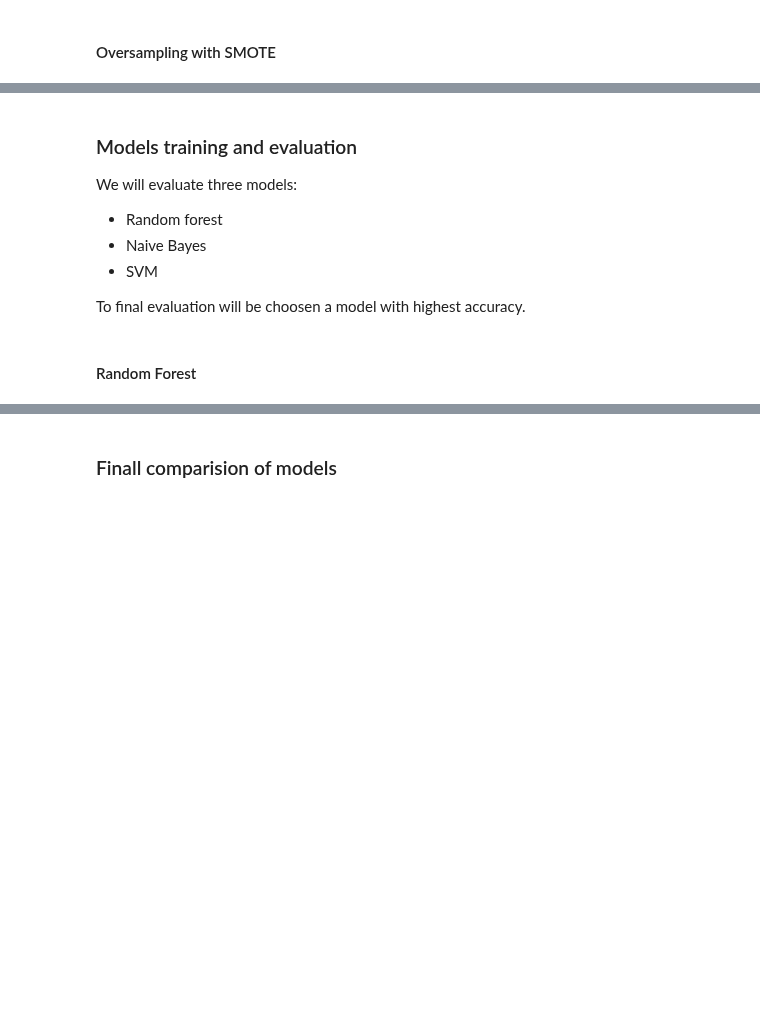
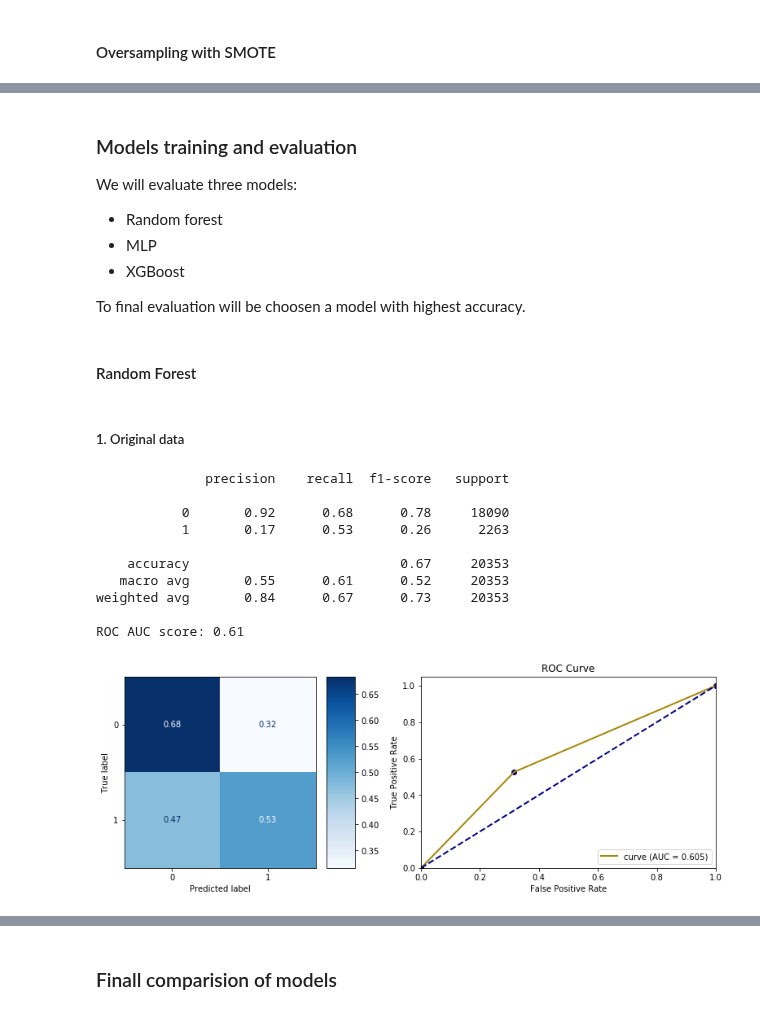
Before and after one commit to pmacinec/diabetes-patients-readmissions-prediction, a Jupyter notebook: notebooks/2_model_selection.ipynb, the cells around one changed output, grey strips where cells are left out. Saved outputs shown, nothing was run; the diff lists cells and outputs as text; code cells hidden in the pictures; blank space fills up the shorter version.

```diff
--- a/notebooks/2_model_selection.ipynb
+++ b/notebooks/2_model_selection.ipynb
@@ -70,9 +75,29 @@ len(X_train_oversampled), len(y_train_oversampled)
 
 We will evaluate three models:
 * Random forest
-* Naive Bayes
-* SVM
+* MLP
+* XGBoost
 
 To final evaluation will be choosen a model with highest accuracy.
 # %% [markdown]
 #### Random Forest
+# %% [markdown]
+##### 1. Original data
+# %%
+rf = RandomForestClassifier(max_depth=10, random_state=42, n_estimators=100
+                             ,class_weight={0:1,1:8}, min_samples_split=5
+                            )
+rf.fit(X_train, y_train)
+evaluate_model(rf, X_test, y_test)
+# %% [output]
+              precision    recall  f1-score   support
+
+           0       0.92      0.68      0.78     18090
+           1       0.17      0.53      0.26      2263
+
+    accuracy                           0.67     20353
+   macro avg       0.55      0.61      0.52     20353
+weighted avg       0.84      0.67      0.73     20353
+
+ROC AUC score: 0.61
+[figure, added]
```
Also changed, not shown: parts of 38 cells of this notebook, 1 other file.
